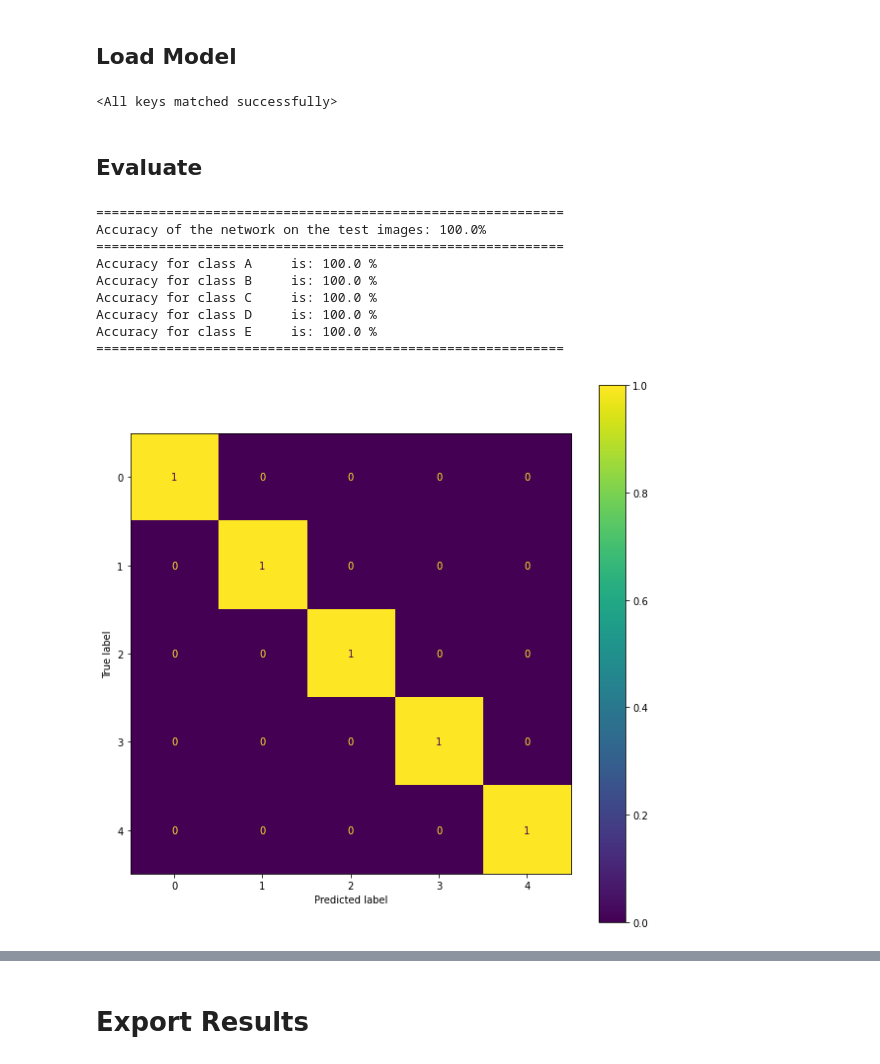
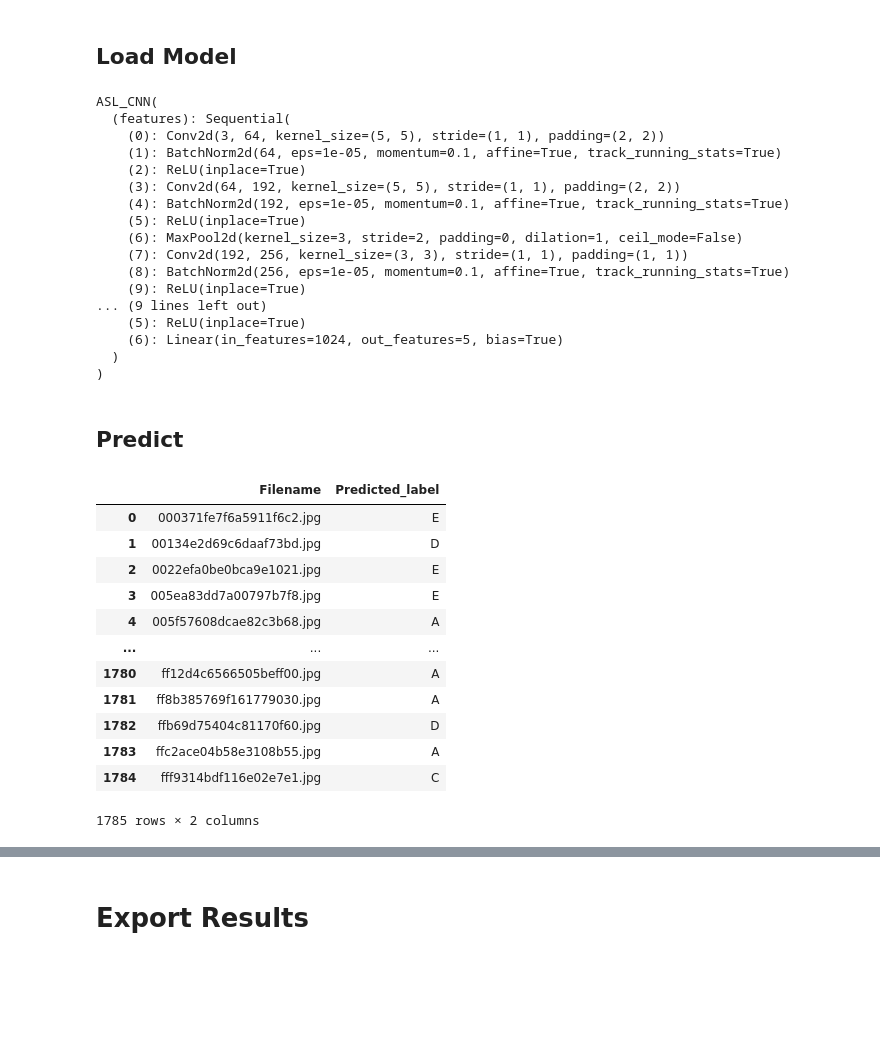
Before and after one commit to RumiAllbert/American-Sign-Language-Recogniztion-CNN, a Jupyter notebook: src/aslcnn_test.ipynb, the cells around one changed output, grey strips where cells are left out. Drawn from its saved outputs; the diff is of its cells as text; code cells hidden in the pictures; blank space fills up the shorter version.

```diff
--- a/src/aslcnn_test.ipynb
+++ b/src/aslcnn_test.ipynb
@@ -361,21 +308,42 @@ criterion = nn.CrossEntropyLoss()
 optimizer = optim.SGD(net.parameters(), lr=.001, momentum=0.9)
 
 net.load_state_dict(torch.load(PATH, map_location=torch.device('cpu')))
-# net.to(device)
+net.to(device)
 # %% [output]
-<All keys matched successfully>
+ASL_CNN(
+  (features): Sequential(
+    (0): Conv2d(3, 64, kernel_size=(5, 5), stride=(1, 1), padding=(2, 2))
+    (1): BatchNorm2d(64, eps=1e-05, momentum=0.1, affine=True, track_running_stats=True)
+    (2): ReLU(inplace=True)
+    (3): Conv2d(64, 192, kernel_size=(5, 5), stride=(1, 1), padding=(2, 2))
+    (4): BatchNorm2d(192, eps=1e-05, momentum=0.1, affine=True, track_running_stats=True)
+    (5): ReLU(inplace=True)
+    (6): MaxPool2d(kernel_size=3, stride=2, padding=0, dilation=1, ceil_mode=False)
+    (7): Conv2d(192, 256, kernel_size=(3, 3), stride=(1, 1), padding=(1, 1))
+    (8): BatchNorm2d(256, eps=1e-05, momentum=0.1, affine=True, track_running_stats=True)
+    (9): ReLU(inplace=True)
+... (9 lines left out)
+    (5): ReLU(inplace=True)
+    (6): Linear(in_features=1024, out_features=5, bias=True)
+  )
+)
 # %% [markdown]
-## Evaluate
+## Predict
 # %%
-predicted = validation(test_loader, device=device, verbose=True)
+predicted = validation(test_loader, device=device)
+predicted['Predicted_label'] = predicted['Predicted_label'].map(labels)
+predicted
 # %% [output]
+|  | Filename | Predicted_label |
+| 0 | 000371fe7f6a5911f6c2.jpg | E |
+| 1 | 00134e2d69c6daaf73bd.jpg | D |
+| 2 | 0022efa0be0bca9e1021.jpg | E |
+| 3 | 005ea83dd7a00797b7f8.jpg | E |
+| 4 | 005f57608dcae82c3b68.jpg | A |
+| ... | ... | ... |
+| 1780 | ff12d4c6566505beff00.jpg | A |
+| 1781 | ff8b385769f161779030.jpg | A |
+| 1782 | ffb69d75404c81170f60.jpg | D |
+| 1783 | ffc2ace04b58e3108b55.jpg | A |
+| 1784 | fff9314bdf116e02e7e1.jpg | C |
-============================================================
-Accuracy of the network on the test images: 100.0%
-============================================================
-Accuracy for class A     is: 100.0 %
-Accuracy for class B     is: 100.0 %
-Accuracy for class C     is: 100.0 %
-Accuracy for class D     is: 100.0 %
-Accuracy for class E     is: 100.0 %
-============================================================
+1785 rows × 2 columns
-[figure, removed]
```
Also changed, not shown: parts of 9 cells of this notebook, 5 other files.
